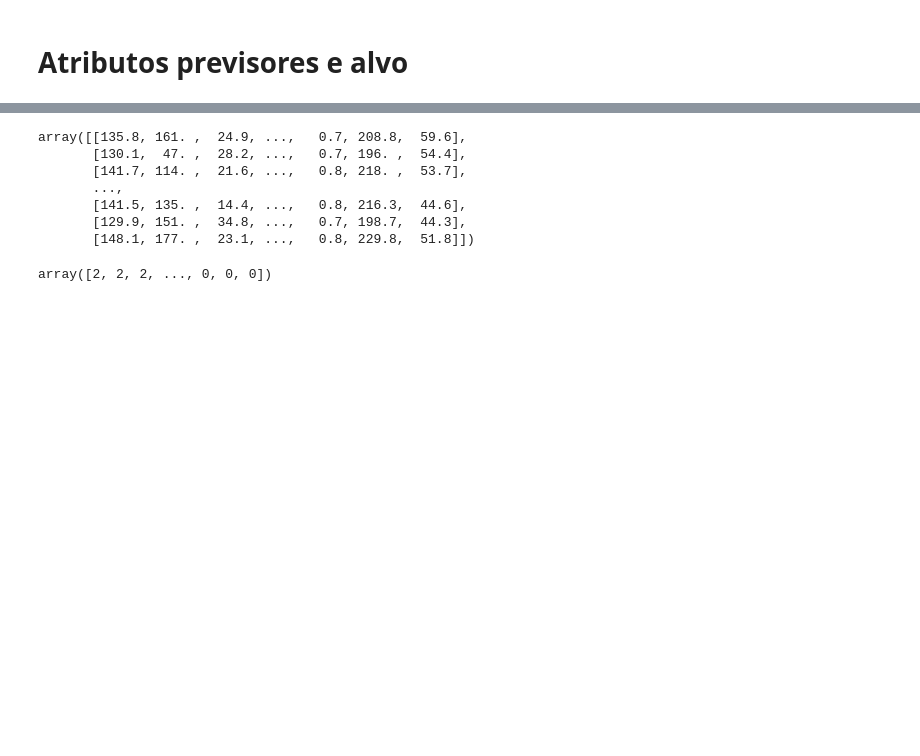
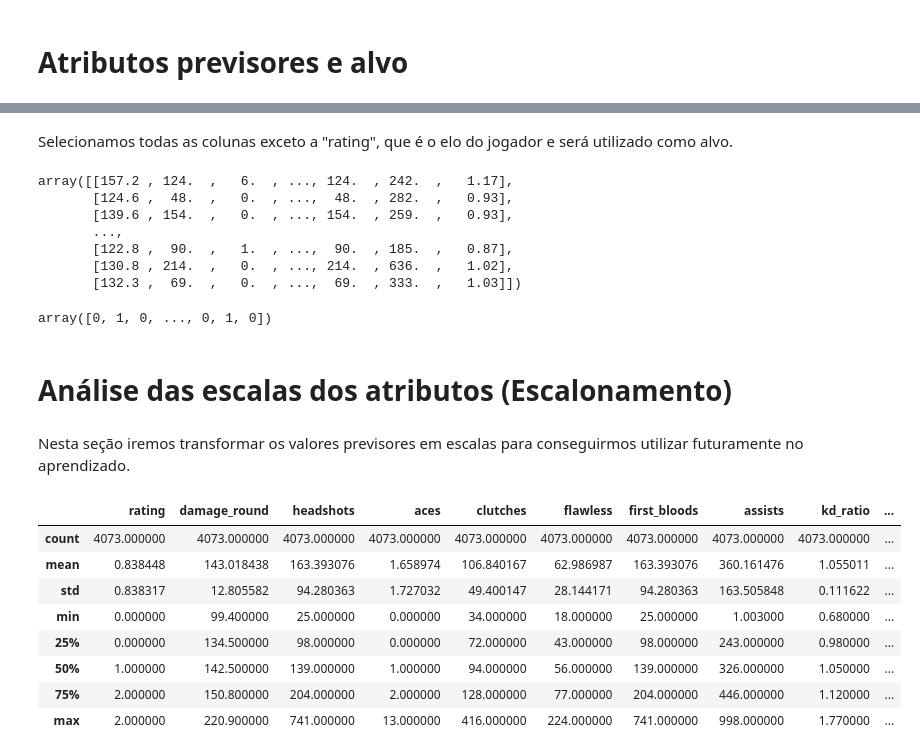
Before and after one commit to viniciusgugelmin/data-science-3, a Jupyter notebook: projects/valorant_stats/notebooks/machine_learning.ipynb, the cells around one changed output, grey strips where cells are left out. Drawn from its saved outputs; the diff is of its cells as text; code cells hidden in the pictures; blank space fills up the shorter version.

```diff
--- a/projects/valorant_stats/notebooks/machine_learning.ipynb
+++ b/projects/valorant_stats/notebooks/machine_learning.ipynb
@@ -277,16 +300,34 @@ df_new.head()
+# %% [markdown]
+Selecionamos todas as colunas exceto a "rating", que é o elo do jogador e será utilizado como alvo.
 # %%
-previsores = df_new.iloc[:, 1:13].values
+previsores = df_sample.iloc[:, 1:9].values
 previsores
 # %% [output]
-array([[135.8, 161. ,  24.9, ...,   0.7, 208.8,  59.6],
-       [130.1,  47. ,  28.2, ...,   0.7, 196. ,  54.4],
-       [141.7, 114. ,  21.6, ...,   0.8, 218. ,  53.7],
+array([[157.2 , 124.  ,   6.  , ..., 124.  , 242.  ,   1.17],
+       [124.6 ,  48.  ,   0.  , ...,  48.  , 282.  ,   0.93],
+       [139.6 , 154.  ,   0.  , ..., 154.  , 259.  ,   0.93],
        ...,
-       [141.5, 135. ,  14.4, ...,   0.8, 216.3,  44.6],
-       [129.9, 151. ,  34.8, ...,   0.7, 198.7,  44.3],
-       [148.1, 177. ,  23.1, ...,   0.8, 229.8,  51.8]])
+       [122.8 ,  90.  ,   1.  , ...,  90.  , 185.  ,   0.87],
+       [130.8 , 214.  ,   0.  , ..., 214.  , 636.  ,   1.02],
+       [132.3 ,  69.  ,   0.  , ...,  69.  , 333.  ,   1.03]])
 # %%
-alvo = df_new.iloc[:, 0].values
+alvo = df_sample.iloc[:, 0].values
 alvo
 # %% [output]
-array([2, 2, 2, ..., 0, 0, 0])
+array([0, 1, 0, ..., 0, 1, 0])
+# %% [markdown]
+# Análise das escalas dos atributos (Escalonamento)
+# %% [markdown]
+Nesta seção iremos transformar os valores previsores em escalas para conseguirmos utilizar futuramente no aprendizado.
+# %%
+df_sample.describe()
+# %% [output]
+|  | rating | damage_round | headshots | aces | clutches | flawless | first_bloods | assists | kd_ratio | ... |
+| count | 4073.000000 | 4073.000000 | 4073.000000 | 4073.000000 | 4073.000000 | 4073.000000 | 4073.000000 | 4073.000000 | 4073.000000 | ... |
+| mean | 0.838448 | 143.018438 | 163.393076 | 1.658974 | 106.840167 | 62.986987 | 163.393076 | 360.161476 | 1.055011 | ... |
+| std | 0.838317 | 12.805582 | 94.280363 | 1.727032 | 49.400147 | 28.144171 | 94.280363 | 163.505848 | 0.111622 | ... |
+| min | 0.000000 | 99.400000 | 25.000000 | 0.000000 | 34.000000 | 18.000000 | 25.000000 | 1.003000 | 0.680000 | ... |
+| 25% | 0.000000 | 134.500000 | 98.000000 | 0.000000 | 72.000000 | 43.000000 | 98.000000 | 243.000000 | 0.980000 | ... |
+| 50% | 1.000000 | 142.500000 | 139.000000 | 1.000000 | 94.000000 | 56.000000 | 139.000000 | 326.000000 | 1.050000 | ... |
+| 75% | 2.000000 | 150.800000 | 204.000000 | 2.000000 | 128.000000 | 77.000000 | 204.000000 | 446.000000 | 1.120000 | ... |
+| max | 2.000000 | 220.900000 | 741.000000 | 13.000000 | 416.000000 | 224.000000 | 741.000000 | 998.000000 | 1.770000 | ... |
```
Also changed, not shown: parts of 48 cells of this notebook.
